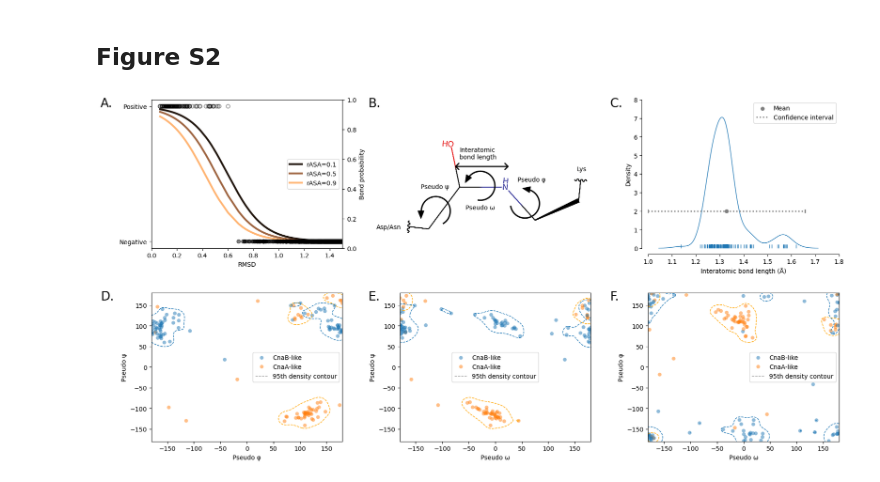
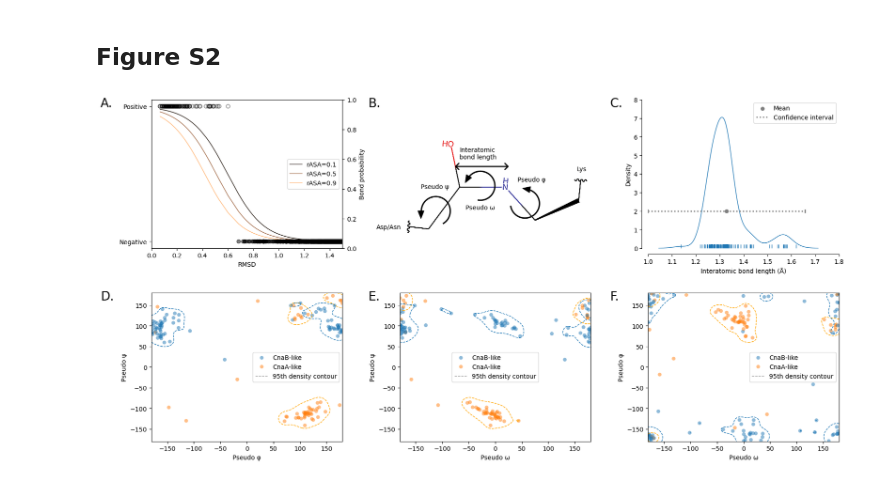
Before and after one commit to FranceCosta/Isopeptor_development, a Jupyter notebook: notebooks/20241213_figures_v2.ipynb, the cells around one changed output. Saved outputs shown, nothing was run; the diff lists cells and outputs as text; code cells hidden in the pictures.

```diff
--- a/notebooks/20241213_figures_v2.ipynb
+++ b/notebooks/20241213_figures_v2.ipynb
@@ -294,7 +294,7 @@ sns.scatterplot(plot_df[plot_df["true_positive"]==0], x="rmsd", y="true_positive
 copper = plt.get_cmap('copper')
 for mean_asa in [0.1, 0.5, 0.9]:
     X =  plot_df.sort_values(["rmsd", "mean_rASA"])[["rmsd", "mean_rASA"]].assign(mean_rASA=mean_asa).to_numpy()
-    ax.plot(X[:,0], CLF.predict_proba(X)[:,1], alpha=1, lw=3, ls="-", color=copper(mean_asa), zorder=0,
+    ax.plot(X[:,0], CLF.predict_proba(X)[:,1], alpha=1, lw=1, ls="-", color=copper(mean_asa), zorder=0,
             label = f"rASA={mean_asa}")
 ax.legend(loc="center right")
 ax.set_yticks([0, 1])
@@ -404,31 +404,31 @@ for angle_pair, ax in zip(angle_pairs, (ax4, ax5, ax6)):
         kde = KernelDensity(bandwidth=10).fit(angles)
         log_densities_high_quality = kde.score_samples(angles)
         threshold = round(np.percentile(log_densities_high_quality, 5), 3)
 
         # Evaluate KDE on the grid
         density = np.exp(kde.score_samples(grid_points)).reshape(X.shape)
 
         # Plot the KDE contours
         #ax.contour(X, Y, density, levels=3, cmap="Grays")
 
         # Plot border
         if bond_type == "CnaA-like":
             ax.contour(x, y, density, levels=[np.exp(threshold)], colors="orange", linewidths=1, linestyles="--")
         if bond_type == "CnaB-like":
             ax.contour(x, y, density, levels=[np.exp(threshold)], colors="C0", linewidths=1, linestyles="--")
 
     # Add the proxy artist to the legend
     contour_proxy = plt.Line2D([0], [0], color="gray", linestyle="--", linewidth=1, label="95th density contour")
     ax.legend(handles=ax.get_legend_handles_labels()[0] + [contour_proxy])
     plt.subplots_adjust(hspace=.3, wspace=.3)
 
 plt.text(-.4, .95, "A.", fontsize=ANNOT_FONT_SIZE)
 plt.text(1.7, .95, "B.", fontsize=ANNOT_FONT_SIZE)
 plt.text(3.6, .95, "C.", fontsize=ANNOT_FONT_SIZE)
 plt.text(-.4, -.35, "D.", fontsize=ANNOT_FONT_SIZE)
 plt.text(1.7, -.35, "E.", fontsize=ANNOT_FONT_SIZE)
 plt.text(3.6, -.35, "F.", fontsize=ANNOT_FONT_SIZE)
 
 plt.savefig(os.path.join(FIGURES, "fs2.png"), dpi=350, bbox_inches="tight", pad_inches=0)
 # %% [output]
-[figure, old version]
+[figure, new version]
```
Also changed, not shown: 2 other files.
